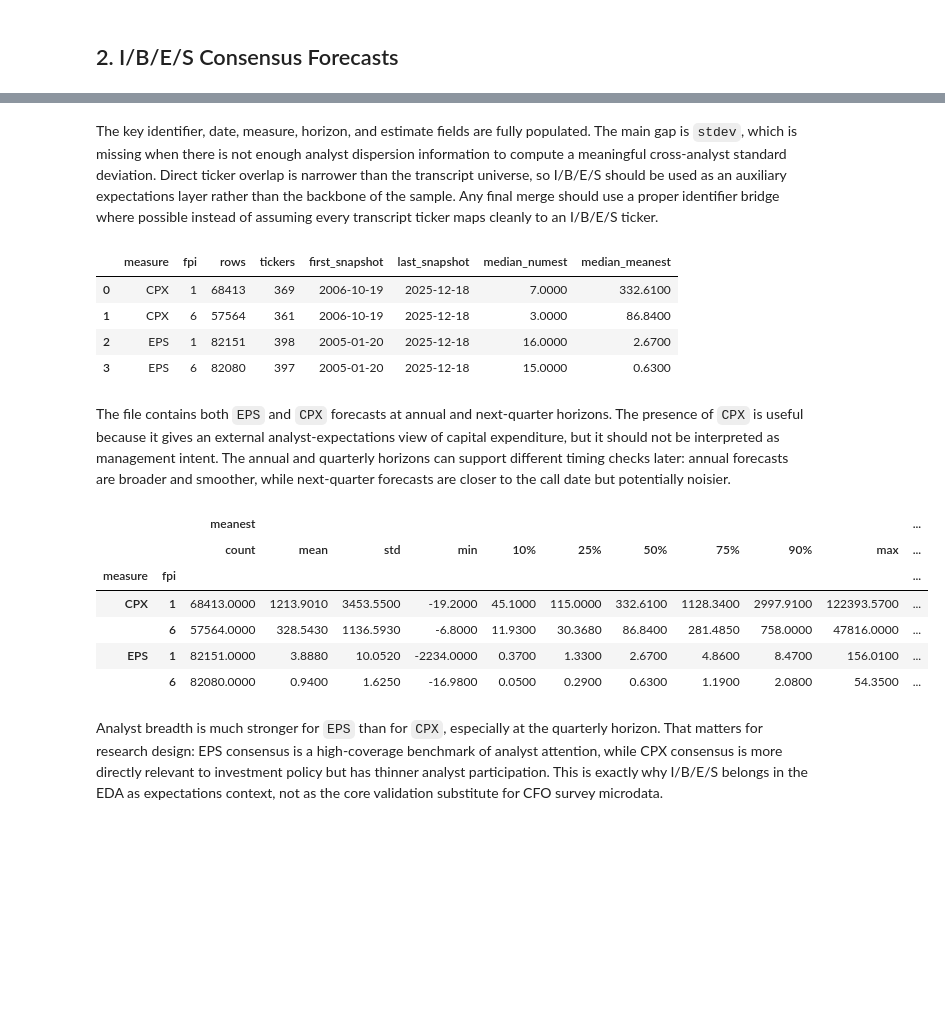
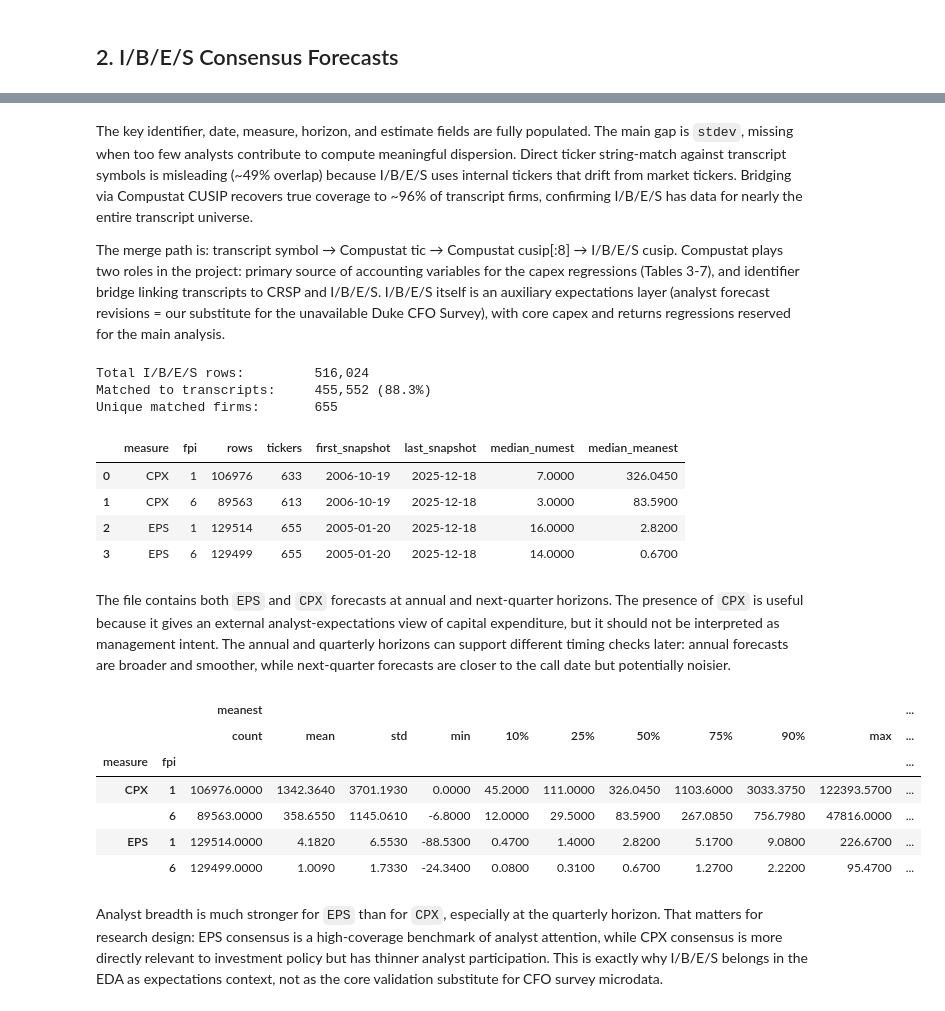
Before and after one commit to NBeibarys/earnings-scorer, a Jupyter notebook: notebooks/eda.ipynb, the cells around one changed output, grey strips where cells are left out. Cells and saved outputs as stored; diff of their text form; code cells hidden in the pictures; blank space fills up the shorter version.

Commit message:
project append

```diff
--- a/notebooks/eda.ipynb
+++ b/notebooks/eda.ipynb
@@ -911,9 +908,24 @@ Forecast period range: 2004-12-31 to 2026-11-30
 # %% [markdown]
-The key identifier, date, measure, horizon, and estimate fields are fully populated. The main gap is `stdev`, which is missing when there is not enough analyst dispersion information to compute a meaningful cross-analyst standard deviation. Direct ticker overlap is narrower than the transcript universe, so I/B/E/S should be used as an auxiliary expectations layer rather than the backbone of the sample. Any final merge should use a proper identifier bridge where possible instead of assuming every transcript ticker maps cleanly to an I/B/E/S ticker.
+The key identifier, date, measure, horizon, and estimate fields are fully populated. The main gap is `stdev`, missing when too few analysts contribute to compute meaningful dispersion. Direct ticker string-match against transcript symbols is misleading (~49% overlap) because I/B/E/S uses internal tickers that drift from market tickers. Bridging via Compustat CUSIP recovers true coverage to ~96% of transcript firms, confirming I/B/E/S has data for nearly the entire transcript universe.
+
+The merge path is: transcript symbol → Compustat tic → Compustat cusip[:8] → I/B/E/S cusip. Compustat plays two roles in the project: primary source of accounting variables for the capex regressions (Tables 3-7), and identifier bridge linking transcripts to CRSP and I/B/E/S. I/B/E/S itself is an auxiliary expectations layer (analyst forecast revisions = our substitute for the unavailable Duke CFO Survey), with core capex and returns regressions reserved for the main analysis.
 # %%
-# summarize forecast measures and horizons without assuming a fixed table layout
+# summarize forecast measures and horizons — RESTRICTED to transcript-matched firms only
+# Filter via CUSIP bridge: keep only I/B/E/S rows whose cusip maps to a transcript firm
+transcript_cusips8 = set(
+    cq[cq['tic'].str.upper().isin(transcript_tickers)]['cusip']
+    .dropna().str[:8].str.upper()
+)
+
+ibes_matched = ibes[ibes['cusip'].str.upper().isin(transcript_cusips8)]
+
+print(f"Total I/B/E/S rows:         {len(ibes):,}")
+print(f"Matched to transcripts:     {len(ibes_matched):,} ({len(ibes_matched)/len(ibes):.1%})")
+print(f"Unique matched firms:       {ibes_matched['ticker'].nunique():,}")
+print()
+
 measure_horizon = (
-    ibes.groupby(['measure', 'fpi'])
+    ibes_matched.groupby(['measure', 'fpi'])
     .agg(
         rows=('ticker', 'size'),
         tickers=('ticker', 'nunique'),
@@ -928,30 +940,34 @@ measure_horizon = (
 
 measure_horizon
 # %% [output]
+Total I/B/E/S rows:         516,024
+Matched to transcripts:     455,552 (88.3%)
+Unique matched firms:       655
 |  | measure | fpi | rows | tickers | first_snapshot | last_snapshot | median_numest | median_meanest |
-| 0 | CPX | 1 | 68413 | 369 | 2006-10-19 | 2025-12-18 | 7.0000 | 332.6100 |
-| 1 | CPX | 6 | 57564 | 361 | 2006-10-19 | 2025-12-18 | 3.0000 | 86.8400 |
-| 2 | EPS | 1 | 82151 | 398 | 2005-01-20 | 2025-12-18 | 16.0000 | 2.6700 |
-| 3 | EPS | 6 | 82080 | 397 | 2005-01-20 | 2025-12-18 | 15.0000 | 0.6300 |
+| 0 | CPX | 1 | 106976 | 633 | 2006-10-19 | 2025-12-18 | 7.0000 | 326.0450 |
+| 1 | CPX | 6 | 89563 | 613 | 2006-10-19 | 2025-12-18 | 3.0000 | 83.5900 |
+| 2 | EPS | 1 | 129514 | 655 | 2005-01-20 | 2025-12-18 | 16.0000 | 2.8200 |
+| 3 | EPS | 6 | 129499 | 655 | 2005-01-20 | 2025-12-18 | 14.0000 | 0.6700 |
 # %% [markdown]
 The file contains both `EPS` and `CPX` forecasts at annual and next-quarter horizons. The presence of `CPX` is useful because it gives an external analyst-expectations view of capital expenditure, but it should not be interpreted as management intent. The annual and quarterly horizons can support different timing checks later: annual forecasts are broader and smoother, while next-quarter forecasts are closer to the call date but potentially noisier.
 # %%
-# inspect analyst breadth and disagreement by measure and horizon
+# inspect analyst breadth and disagreement — restricted to transcript-matched firms
+# Reuses ibes_matched from previous cell (CUSIP-bridged filter)
 forecast_quality = (
-    ibes.groupby(['measure', 'fpi'])[['meanest', 'medest', 'numest', 'stdev']]
+    ibes_matched.groupby(['measure', 'fpi'])[['meanest', 'medest', 'numest', 'stdev']]
     .describe(percentiles=[0.1, 0.25, 0.5, 0.75, 0.9])
     .round(3)
 )
 
 forecast_quality
 # %% [output]
 |  |  | meanest |  |  |  |  |  |  |  |  |  | ... |
 |  |  | count | mean | std | min | 10% | 25% | 50% | 75% | 90% | max | ... |
 | measure | fpi |  |  |  |  |  |  |  |  |  |  | ... |
-| CPX | 1 | 68413.0000 | 1213.9010 | 3453.5500 | -19.2000 | 45.1000 | 115.0000 | 332.6100 | 1128.3400 | 2997.9100 | 122393.5700 | ... |
-|  | 6 | 57564.0000 | 328.5430 | 1136.5930 | -6.8000 | 11.9300 | 30.3680 | 86.8400 | 281.4850 | 758.0000 | 47816.0000 | ... |
-| EPS | 1 | 82151.0000 | 3.8880 | 10.0520 | -2234.0000 | 0.3700 | 1.3300 | 2.6700 | 4.8600 | 8.4700 | 156.0100 | ... |
-|  | 6 | 82080.0000 | 0.9400 | 1.6250 | -16.9800 | 0.0500 | 0.2900 | 0.6300 | 1.1900 | 2.0800 | 54.3500 | ... |
+| CPX | 1 | 106976.0000 | 1342.3640 | 3701.1930 | 0.0000 | 45.2000 | 111.0000 | 326.0450 | 1103.6000 | 3033.3750 | 122393.5700 | ... |
+|  | 6 | 89563.0000 | 358.6550 | 1145.0610 | -6.8000 | 12.0000 | 29.5000 | 83.5900 | 267.0850 | 756.7980 | 47816.0000 | ... |
+| EPS | 1 | 129514.0000 | 4.1820 | 6.5530 | -88.5300 | 0.4700 | 1.4000 | 2.8200 | 5.1700 | 9.0800 | 226.6700 | ... |
+|  | 6 | 129499.0000 | 1.0090 | 1.7330 | -24.3400 | 0.0800 | 0.3100 | 0.6700 | 1.2700 | 2.2200 | 95.4700 | ... |
 # %% [markdown]
 Analyst breadth is much stronger for `EPS` than for `CPX`, especially at the quarterly horizon. That matters for research design: EPS consensus is a high-coverage benchmark of analyst attention, while CPX consensus is more directly relevant to investment policy but has thinner analyst participation. This is exactly why I/B/E/S belongs in the EDA as expectations context, not as the core validation substitute for CFO survey microdata.
 # %%
```
Also changed, not shown: parts of 12 cells of this notebook, 33 other files.
